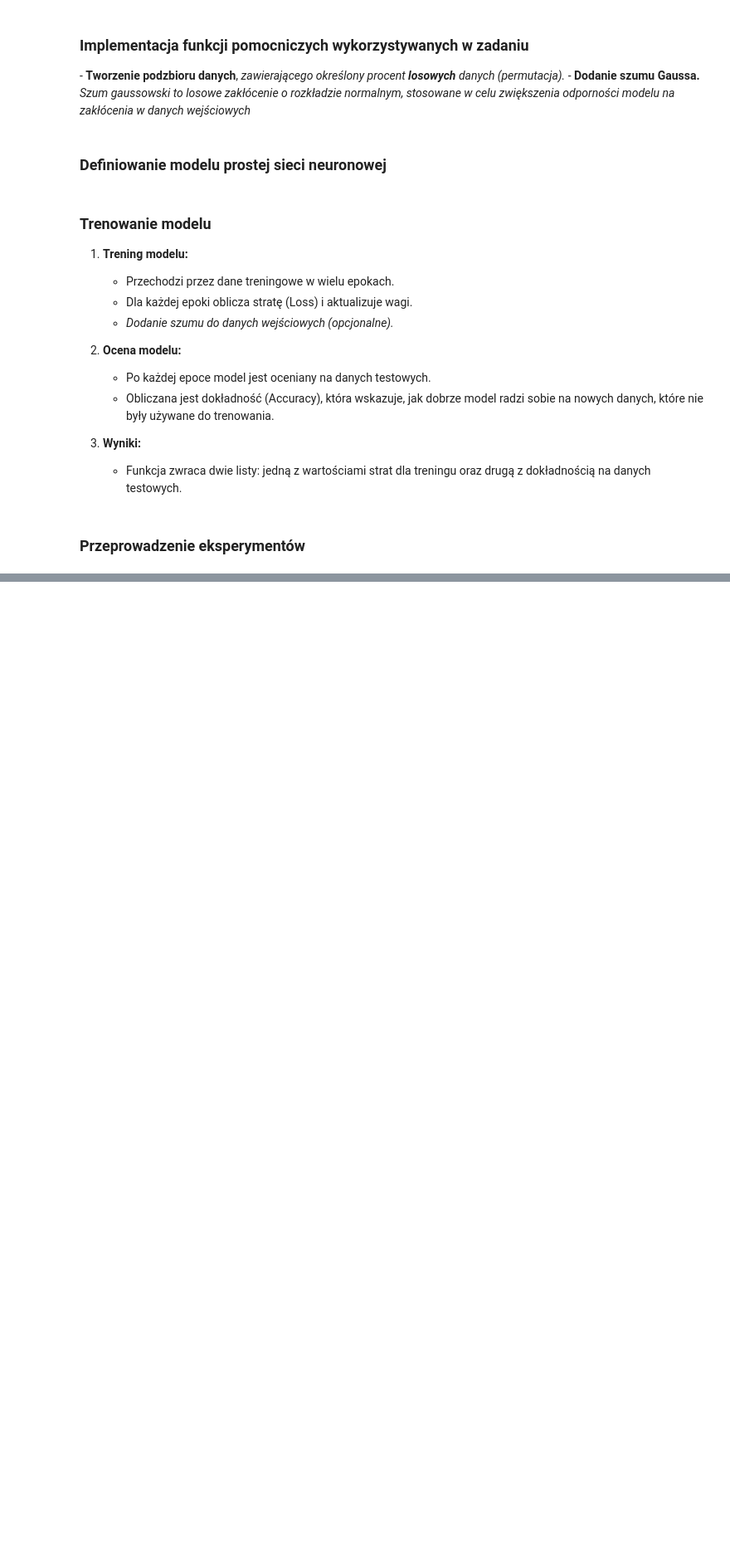
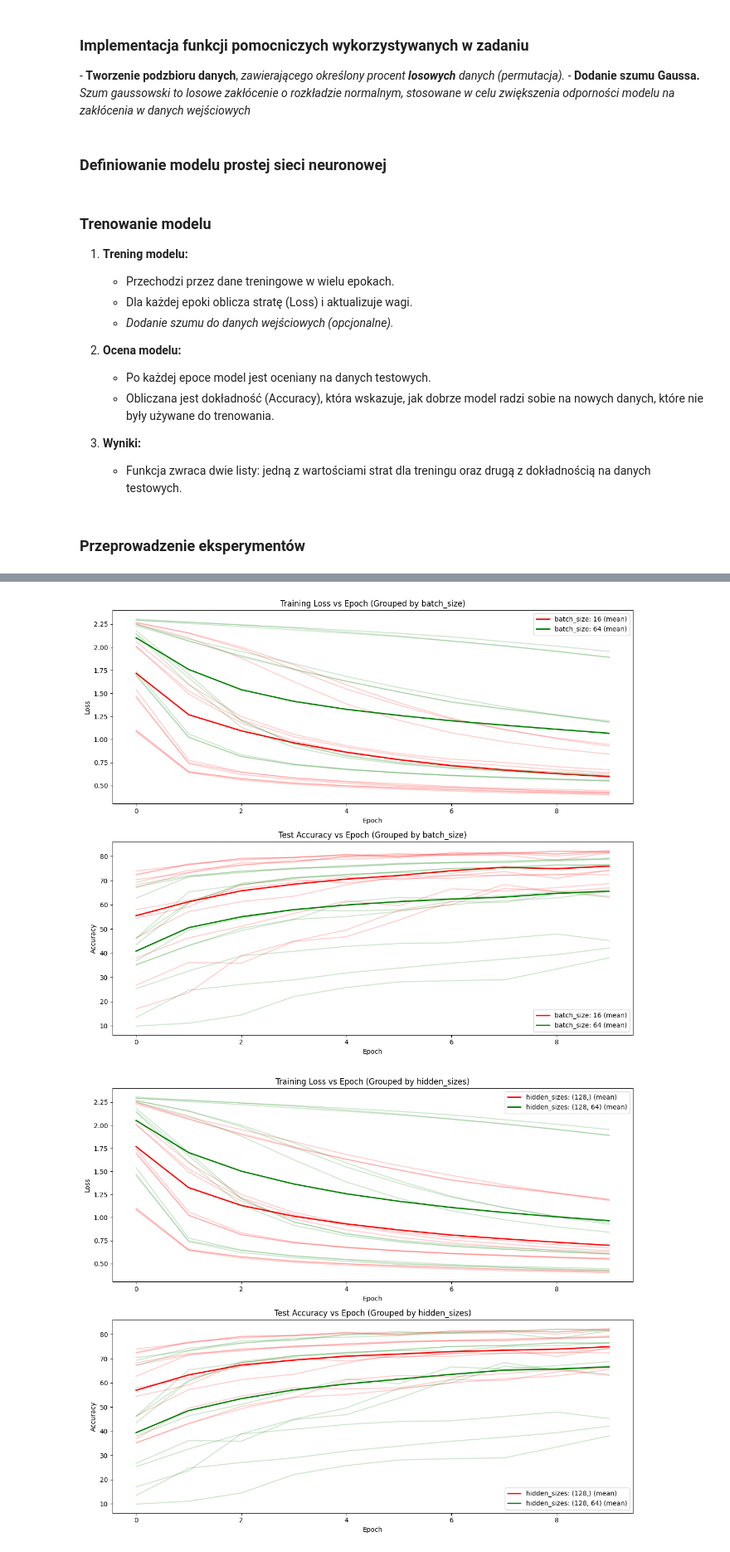
Before and after one commit to Kraszuuu/Sieci-neuronowe, a Jupyter notebook: Lab5/Laboratorium 5 - Kacper Kurp.ipynb, the cells around one changed output, grey strips where cells are left out. Shown at 83% size. Saved outputs shown, nothing was run; the diff lists cells and outputs as text; code cells hidden in the pictures; blank space fills up the shorter version.

```diff
--- a/Lab5/Laboratorium 5 - Kacper Kurp.ipynb
+++ b/Lab5/Laboratorium 5 - Kacper Kurp.ipynb
@@ -212,0 +169,61 @@ Results saved to results.csv
+# %%
+def plot_results(results, values, colors, param):
+    plt.figure(figsize=(12, 10))
+
+    losses_by_param = {value: [] for value in values}
+    accuracies_by_param = {value: [] for value in values}
+
+    for key, (losses, accuracies) in results.items():
+        train_size, batch_size, hidden_sizes, noise_std = key
+
+        if param == "batch_size":
+            param_value = batch_size
+        elif param == "hidden_sizes":
+            param_value = tuple(hidden_sizes)
+        elif param == "train_size":
+            param_value = train_size
+        elif param == "noise_std":
+            param_value = noise_std
+        else:
+            raise ValueError("Invalid parameter name!")
+
+        if param_value in values:
+            losses_by_param[param_value].append(losses)
+            accuracies_by_param[param_value].append(accuracies)
+
+    plt.subplot(2, 1, 1)
+    for value, color in zip(values, colors):
+        all_losses = np.array(losses_by_param[value])
+        mean_loss = np.mean(all_losses, axis=0) if all_losses.size > 0 else None
+        for losses in losses_by_param[value]:
+            plt.plot(losses, color=color, alpha=0.2)
+        if mean_loss is not None:
+            plt.plot(mean_loss, color=color, linewidth=2, label=f"{param}: {value} (mean)")
+    plt.title(f"Training Loss vs Epoch (Grouped by {param})")
+    plt.xlabel("Epoch")
+    plt.ylabel("Loss")
+    plt.legend()
+
+    plt.subplot(2, 1, 2)
+    for value, color in zip(values, colors):
+        all_accuracies = np.array(accuracies_by_param[value])
+        mean_accuracy = np.mean(all_accuracies, axis=0) if all_accuracies.size > 0 else None
+        for accuracies in accuracies_by_param[value]:
+            plt.plot(accuracies, color=color, alpha=0.2)
+        if mean_accuracy is not None:
+            plt.plot(mean_accuracy, color=color, linewidth=2, label=f"{param}: {value} (mean)")
+    plt.title(f"Test Accuracy vs Epoch (Grouped by {param})")
+    plt.xlabel("Epoch")
+    plt.ylabel("Accuracy")
+    plt.legend()
+
+    plt.tight_layout()
+    plt.show()
+
+plot_results(results, batch_sizes, ["red", "green"], "batch_size")
+plot_results(results, [tuple(size) for size in hidden_layer_sizes], ["red", "green"], "hidden_sizes")
+plot_results(results, train_sizes, ["red", "green"], "train_size")
+plot_results(results, noise_stds, ["red", "green", "blue"], "noise_std")
+# %% [output]
+[figure, added]
+[figure, added]
```
Also changed, not shown: parts of 7 cells of this notebook.
